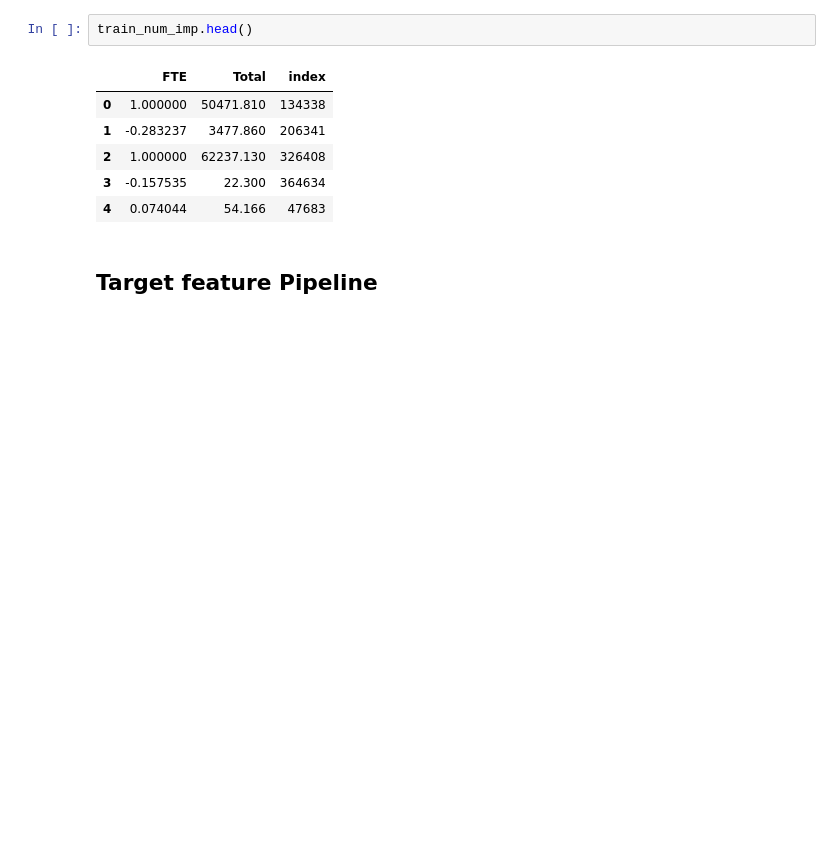
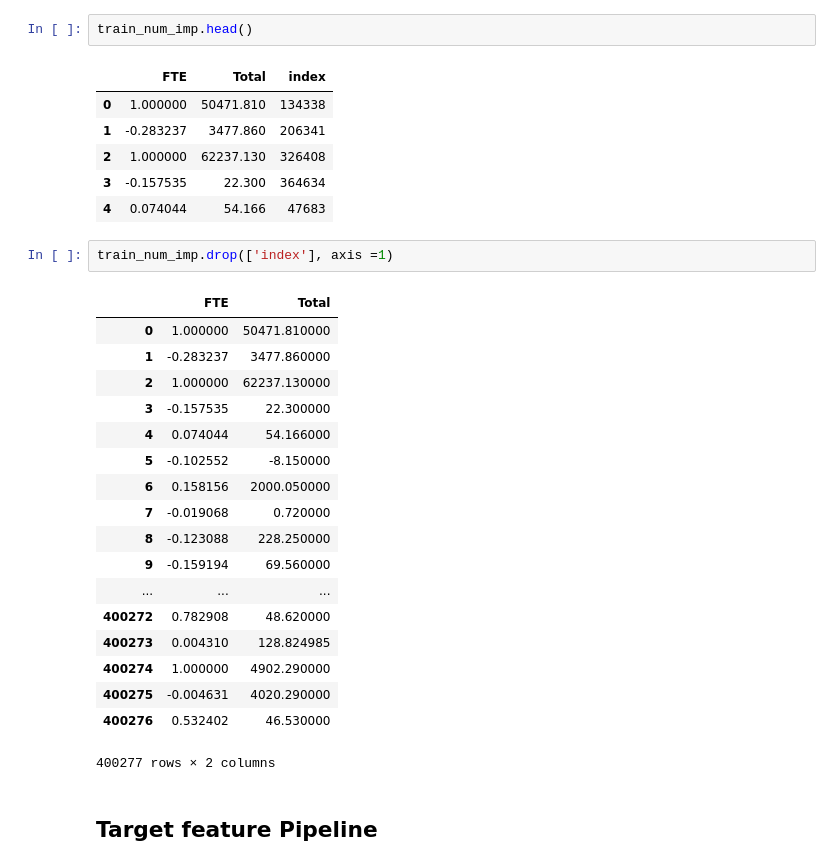
Before and after one commit to ayeshabhimdi/education-reboot, a Jupyter notebook: project/Reboot-Education_boxplot-PandasMICE.ipynb, the cells around one changed output. Saved outputs shown, nothing was run; the diff lists cells and outputs as text; blank space fills up the shorter version.

```diff
--- a/project/Reboot-Education_boxplot-PandasMICE.ipynb
+++ b/project/Reboot-Education_boxplot-PandasMICE.ipynb
@@ -508,6 +508,27 @@ train_num_imp.head()
 | 2 | 1.000000 | 62237.130 | 326408 |
 | 3 | -0.157535 | 22.300 | 364634 |
 | 4 | 0.074044 | 54.166 | 47683 |
+# %%
+train_num_imp.drop(['index'], axis =1)
+# %% [output]
+|  | FTE | Total |
+| 0 | 1.000000 | 50471.810000 |
+| 1 | -0.283237 | 3477.860000 |
+| 2 | 1.000000 | 62237.130000 |
+| 3 | -0.157535 | 22.300000 |
+| 4 | 0.074044 | 54.166000 |
+| 5 | -0.102552 | -8.150000 |
+| 6 | 0.158156 | 2000.050000 |
+| 7 | -0.019068 | 0.720000 |
+| 8 | -0.123088 | 228.250000 |
+| 9 | -0.159194 | 69.560000 |
+| ... | ... | ... |
+| 400272 | 0.782908 | 48.620000 |
+| 400273 | 0.004310 | 128.824985 |
+| 400274 | 1.000000 | 4902.290000 |
+| 400275 | -0.004631 | 4020.290000 |
+| 400276 | 0.532402 | 46.530000 |
+400277 rows × 2 columns
 # %% [markdown]
 ## Target feature Pipeline
 # %% [markdown]
```
Also changed, not shown: parts of 6 cells of this notebook.
